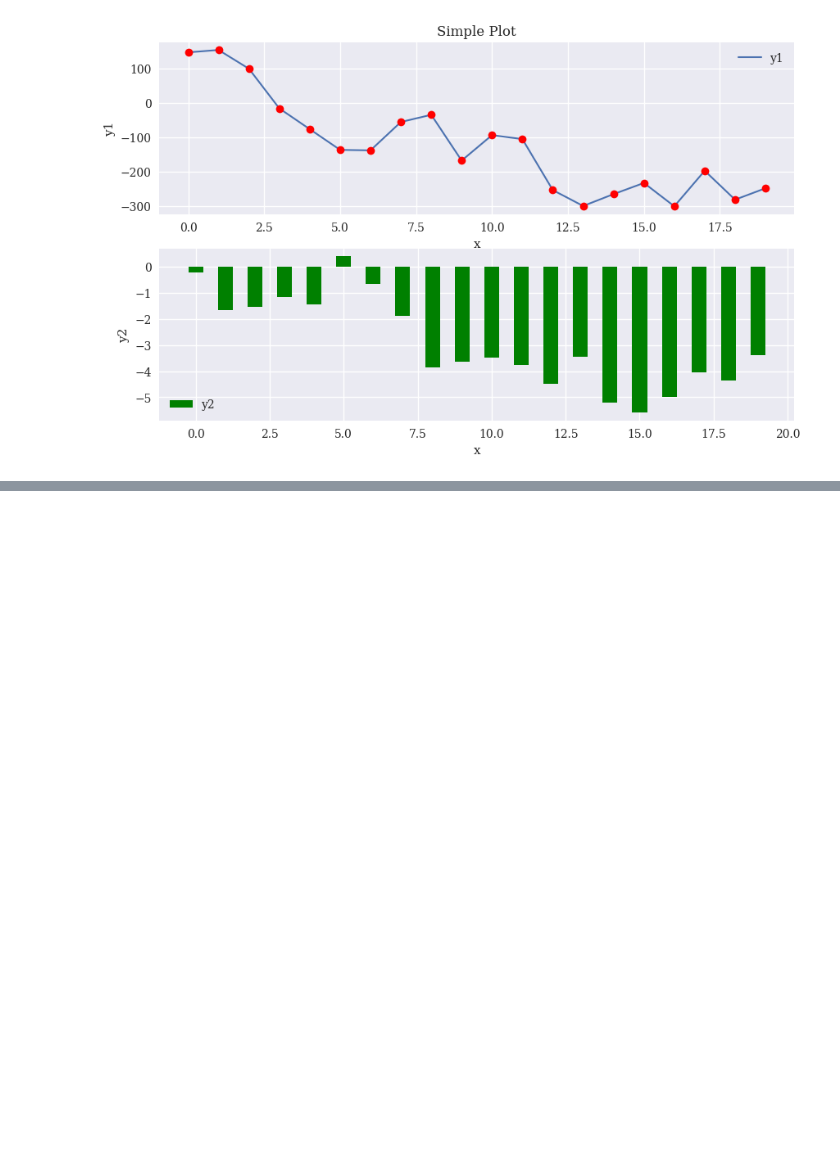
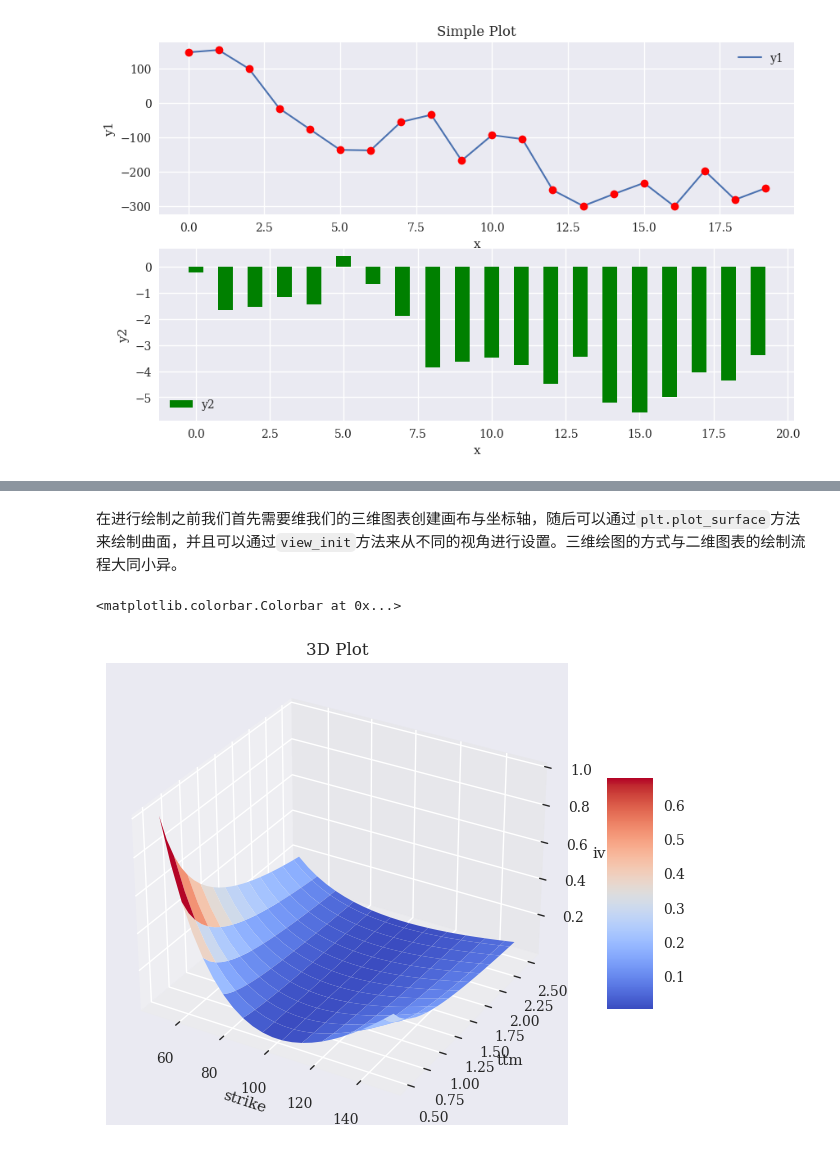
Before and after one commit to TwT-ABCI-Group/Coding-Fundamental, a Jupyter notebook: Ch4. Data Visualisation/notebook/Ch4. Data Visualisation.ipynb, the cells around one changed output, grey strips where cells are left out. Saved outputs shown, nothing was run; the diff lists cells and outputs as text; code cells hidden in the pictures; blank space fills up the shorter version.

Commit message:
[fea] add ch4 matplotlib 3d plotting

```diff
--- a/Ch4. Data Visualisation/notebook/Ch4. Data Visualisation.ipynb
+++ b/Ch4. Data Visualisation/notebook/Ch4. Data Visualisation.ipynb
@@ -352,0 +363,5 @@ plt.legend()
+# %%
+strike = np.linspace(50, 150, 24)
+ttm = np.linspace(0.5, 2.5, 24)
+strike, ttm = np.meshgrid(strike, ttm)
+strike
@@ -352,0 +406,3 @@ plt.legend()
+# %%
+iv = (strike - 100) ** 2 / (100 * strike) / ttm
+iv
@@ -352,0 +427,23 @@ plt.legend()
+# %% [markdown]
+在进行绘制之前我们首先需要维我们的三维图表创建画布与坐标轴，随后可以通过`plt.plot_surface`方法来绘制曲面，并且可以通过`view_init`方法来从不同的视角进行设置。三维绘图的方式与二维图表的绘制流程大同小异。
+# %%
+fig = plt.figure(figsize=(10, 6))
+ax = fig.add_subplot(projection = '3d')
+surf = ax.plot_surface(
+    X=strike,
+    Y=ttm,
+    Z=iv,
+    rstride=2,
+    cstride=2,
+    cmap=plt.cm.coolwarm,
+    linewidth=0.5,
+    antialiased=True,
+)
+ax.set_title('3D Plot')
+ax.set_xlabel('strike')
+ax.set_ylabel('ttm')
+ax.set_zlabel('iv')
+fig.colorbar(surf, shrink=0.5, aspect=5)
+# %% [output]
+<matplotlib.colorbar.Colorbar at 0x...>
+[figure, added]
```
Also changed, not shown: parts of 8 cells of this notebook.
